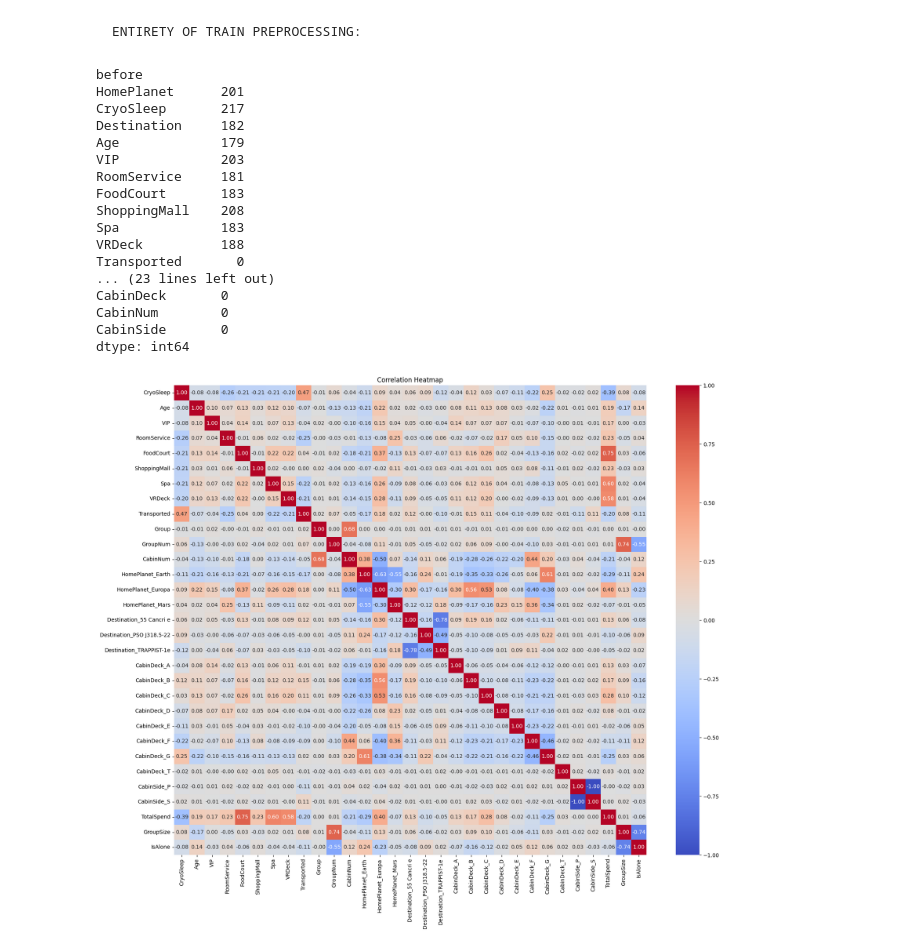
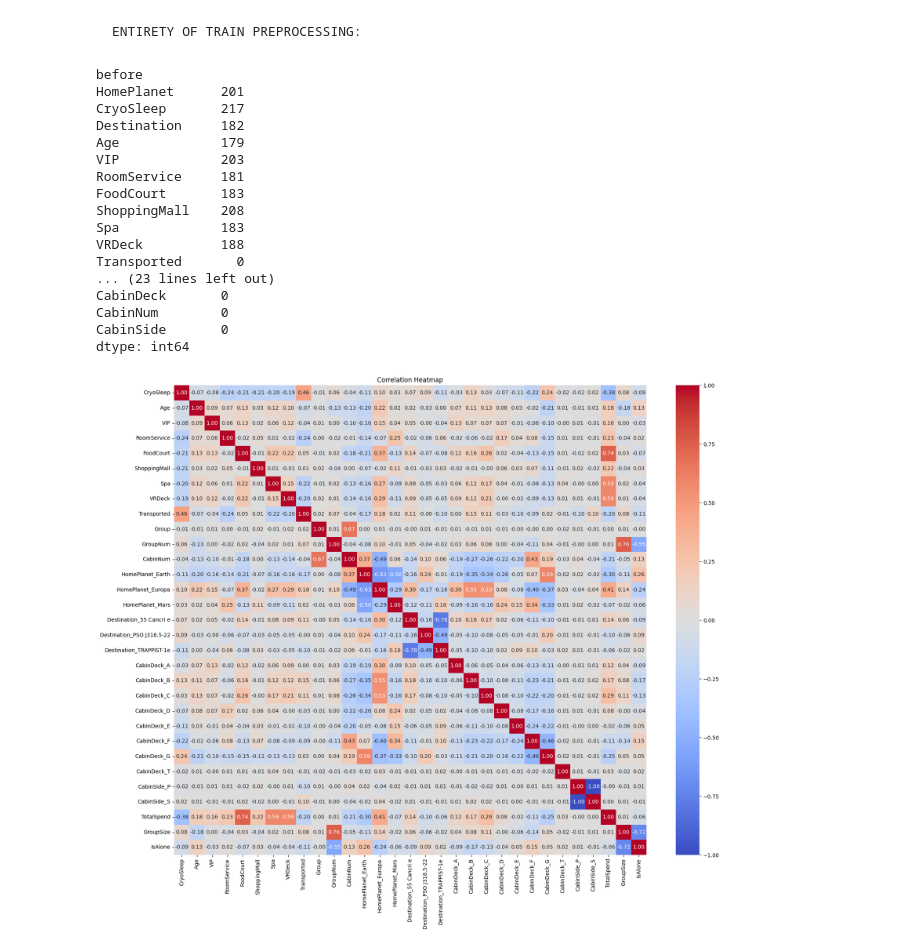
Before and after one commit to ha-d1/spaceship-titantic, a Jupyter notebook: avengers_assemble.ipynb, the cells around one changed output. Saved outputs shown, nothing was run; the diff lists cells and outputs as text; code cells hidden in the pictures.

```diff
--- a/avengers_assemble.ipynb
+++ b/avengers_assemble.ipynb
@@ -47,17 +47,17 @@ train.loc[ train[spending_features].sum(axis=1) > 0, "CryoSleep" ] = False
 train["CryoSleep"] = train["CryoSleep"].fillna(train["CryoSleep"].mode()[0]) # if still null, fill with mode
 
 print("Rows before:", len(train))
-print("Rows after dropping nulls:", len(train.dropna()))
+# print("Rows after dropping nulls:", len(train.dropna()))
 # # if age or spending empty, fill median
-# numerical_features = spending_features + ["Age"]
-# train[numerical_features] = train[numerical_features].fillna(train[numerical_features].median())
+numerical_features = spending_features + ["Age"]
+train[numerical_features] = train[numerical_features].fillna(train[numerical_features].median())
 
-# # if vip empty, fill mode
-# train["VIP"] = train["VIP"].fillna(train["VIP"].mode()[0])
+# if vip empty, fill mode
+train["VIP"] = train["VIP"].fillna(train["VIP"].mode()[0])
 
-# # if cabinnum empty, fill with median
-# train["CabinNum"] = train["CabinNum"].fillna(train["CabinNum"].median())
-train.dropna(inplace=True)
+# if cabinnum empty, fill with median
+train["CabinNum"] = train["CabinNum"].fillna(train["CabinNum"].median())
+# train.dropna(inplace=True)
 
 print("after")
 print(train.isnull().sum())
@@ -85,34 +85,34 @@ plt.figure(figsize=(20, 16))
 sns.heatmap(train.corr(), annot=True, fmt=".2f", cmap="coolwarm")
 plt.title("Correlation Heatmap")
 plt.show()
 
 # scale all numerical featuresm use rfe to select features, train
 X = train.drop("Transported", axis=1)
 y = train["Transported"]
 
 # scale numerical features
 float_cols = ["RoomService", "FoodCourt", "ShoppingMall", "Spa", "VRDeck", "Age", "CabinNum"]
 scaler = StandardScaler()
 X[float_cols] = scaler.fit_transform(X[float_cols])
 # %% [output]
 before
 HomePlanet      201
 CryoSleep       217
 Destination     182
 Age             179
 VIP             203
 RoomService     181
 FoodCourt       183
 ShoppingMall    208
 Spa             183
 VRDeck          188
 Transported       0
 ... (23 lines left out)
 CabinDeck       0
 CabinNum        0
 CabinSide       0
 dtype: int64
-[figure, old version]
+[figure, new version]
 # %%
 from xgboost import XGBClassifier
 from lightgbm import LGBMClassifier
```
Also changed, not shown: parts of 2 cells of this notebook, 4 other files.
